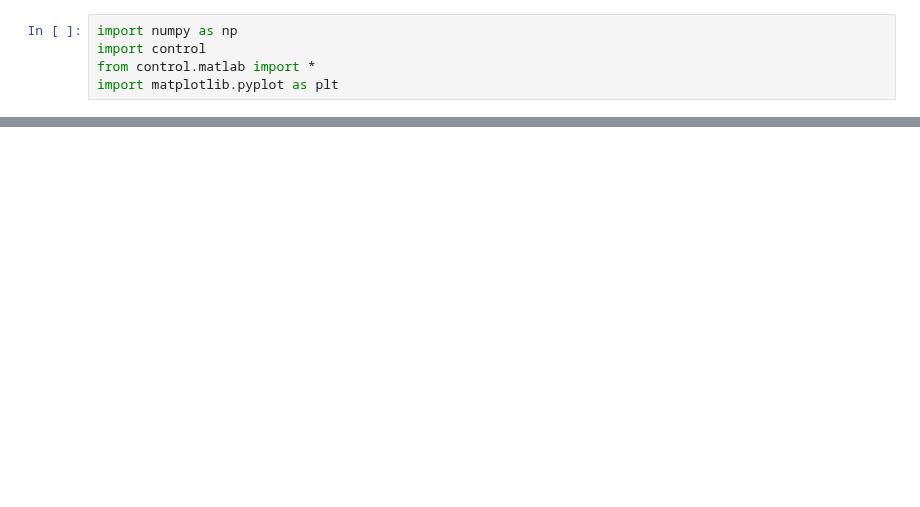
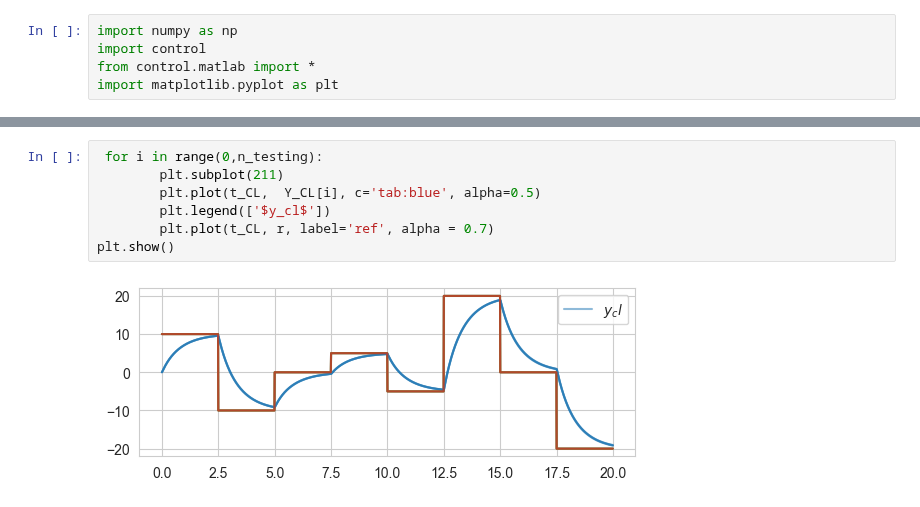
Before and after one commit to buswayne/sysid-transformers-control, a Jupyter notebook: control/simple_example_1_vrft.ipynb, the cells around one changed output, grey strips where cells are left out. Drawn from its saved outputs; the diff is of its cells as text; blank space fills up the shorter version.

```diff
--- a/control/simple_example_1_vrft.ipynb
+++ b/control/simple_example_1_vrft.ipynb
@@ -98,0 +127,9 @@ Relative Error: 90.83%
+# %%
+ for i in range(0,n_testing):
+        plt.subplot(211)
+        plt.plot(t_CL,  Y_CL[i], c='tab:blue', alpha=0.5)
+        plt.legend(['$y_cl$'])
+        plt.plot(t_CL, r, label='ref', alpha = 0.7)
+plt.show()
+# %% [output]
+[figure, added]
```
Also changed, not shown: parts of 14 cells of this notebook, 4 other files.
